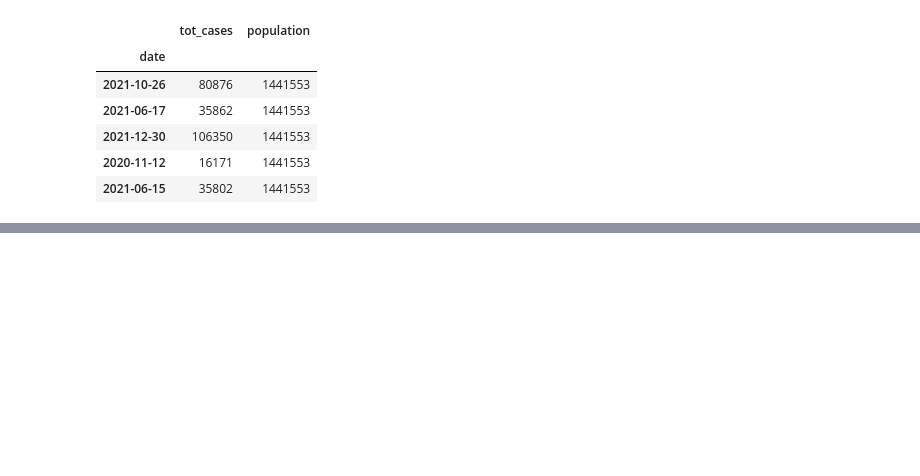
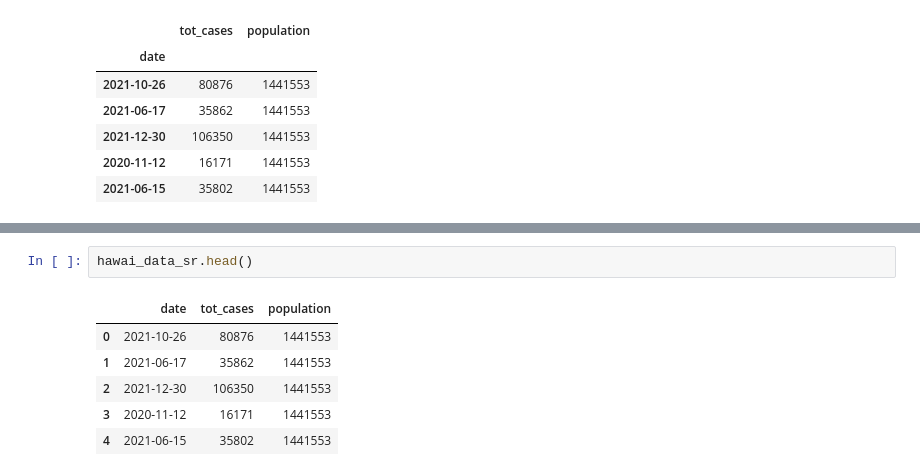
Before and after one commit to shimyoubin/2025-2-bigdata_app_programming, a Jupyter notebook: ch09/Covid_hawail_data_1107.ipynb, the cells around one changed output, grey strips where cells are left out. Cells and saved outputs as stored; diff of their text form; blank space fills up the shorter version.

```diff
--- a/ch09/Covid_hawail_data_1107.ipynb
+++ b/ch09/Covid_hawail_data_1107.ipynb
@@ -95,0 +110,9 @@ df_raw_filter.to_csv(kor_covid_csv_file_path)
+# %%
+hawai_data_sr.head()
+# %% [output]
+|  | date | tot_cases | population |
+| 0 | 2021-10-26 | 80876 | 1441553 |
+| 1 | 2021-06-17 | 35862 | 1441553 |
+| 2 | 2021-12-30 | 106350 | 1441553 |
+| 3 | 2020-11-12 | 16171 | 1441553 |
+| 4 | 2021-06-15 | 35802 | 1441553 |
```
Also changed, not shown: parts of 7 cells of this notebook, 9 other files.
